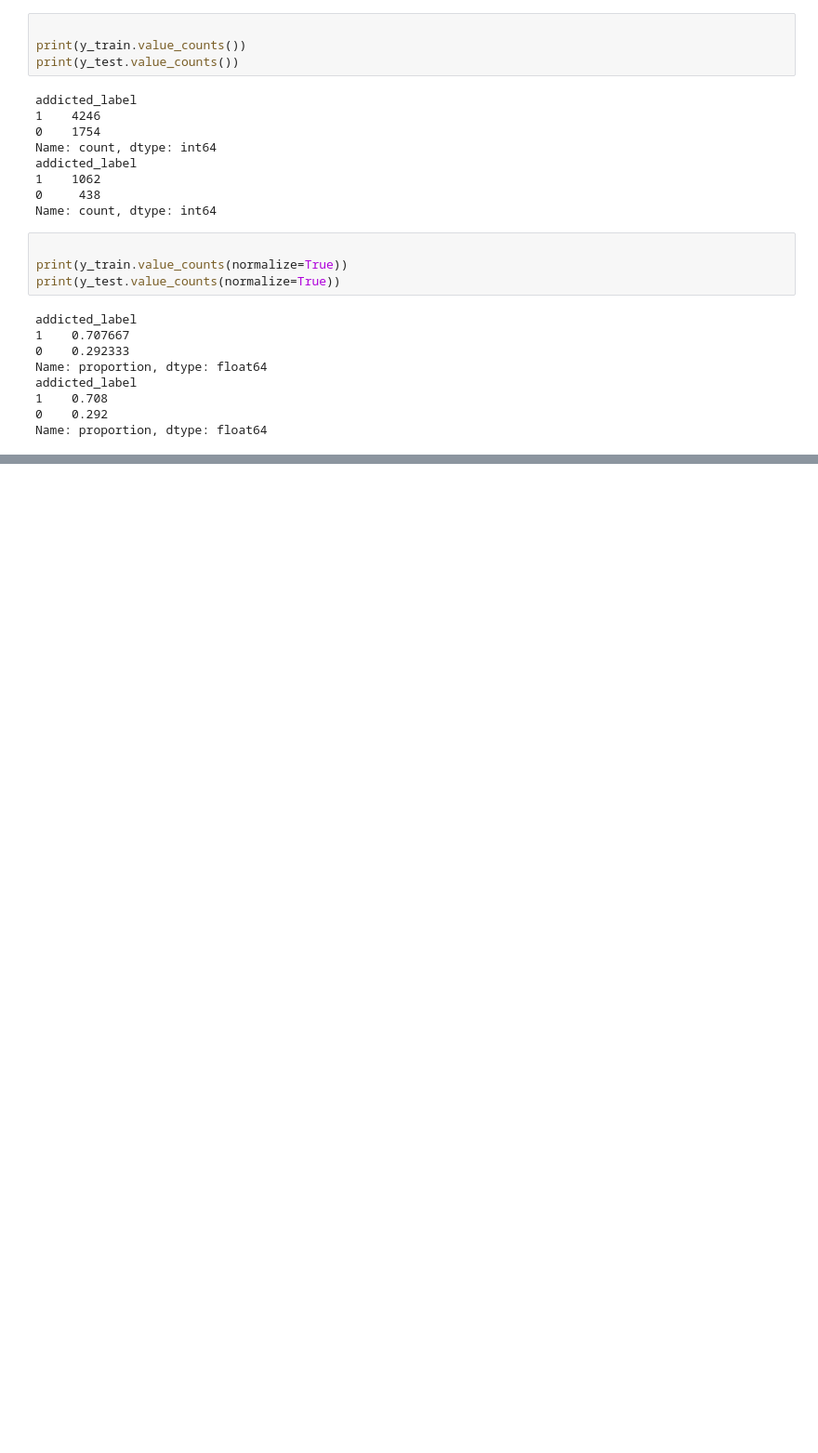
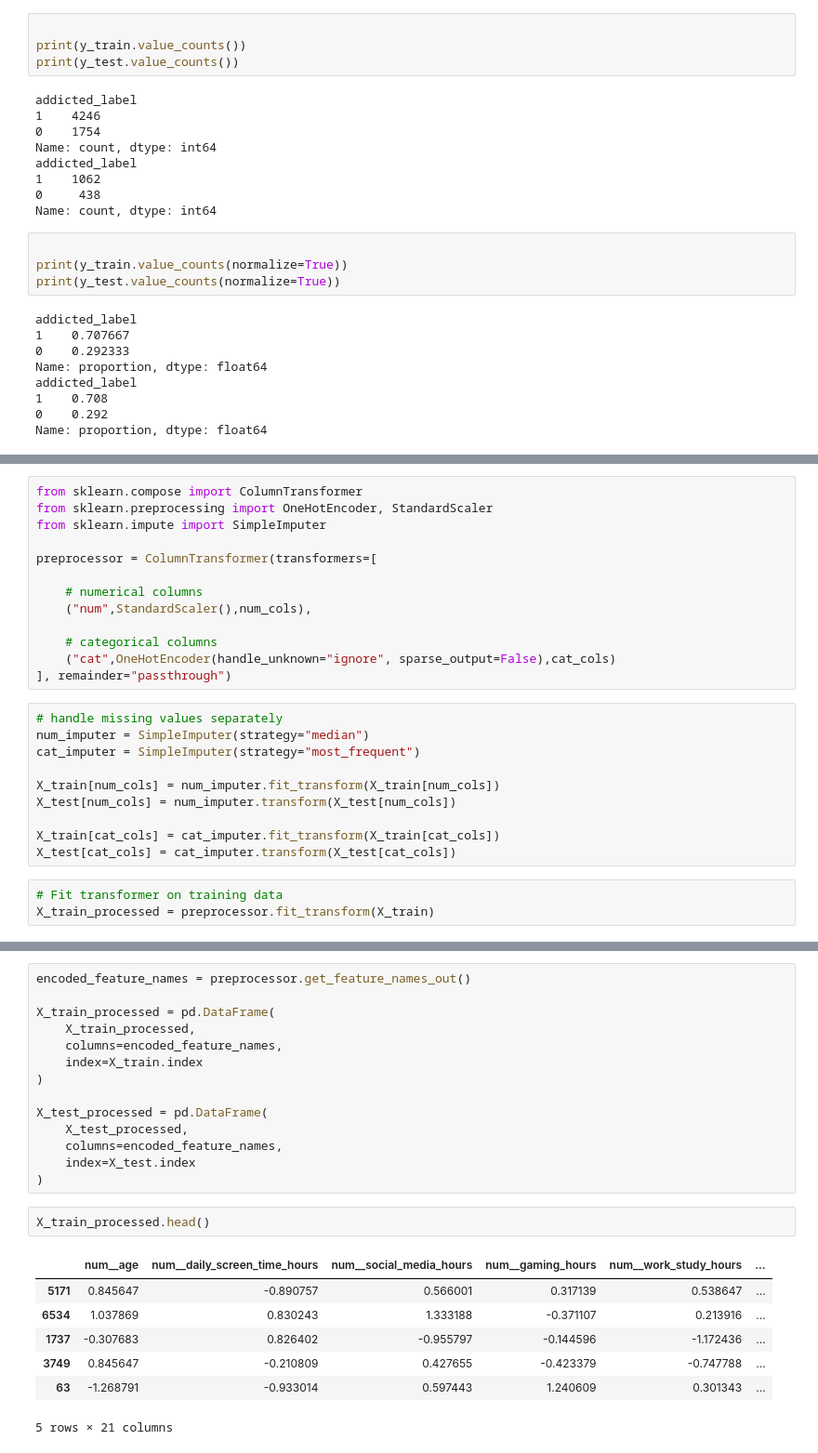
Before and after one commit to siddagovardhanreddy33/Ml_project--Smart_Phone_Addiction_Analysis, a Jupyter notebook: Smart_phones_ml_workflow.ipynb, the cells around one changed output, grey strips where cells are left out. Shown at 93% size. Cells and saved outputs as stored; diff of their text form; blank space fills up the shorter version.

```diff
--- a/Smart_phones_ml_workflow.ipynb
+++ b/Smart_phones_ml_workflow.ipynb
@@ -436,0 +435,26 @@ Name: proportion, dtype: float64
+# %%
+from sklearn.compose import ColumnTransformer
+from sklearn.preprocessing import OneHotEncoder, StandardScaler
+from sklearn.impute import SimpleImputer
+
+preprocessor = ColumnTransformer(transformers=[
+
+    # numerical columns
+    ("num",StandardScaler(),num_cols),
+
+    # categorical columns
+    ("cat",OneHotEncoder(handle_unknown="ignore", sparse_output=False),cat_cols)
+], remainder="passthrough")
+# %%
+# handle missing values separately
+num_imputer = SimpleImputer(strategy="median")
+cat_imputer = SimpleImputer(strategy="most_frequent")
+
+X_train[num_cols] = num_imputer.fit_transform(X_train[num_cols])
+X_test[num_cols] = num_imputer.transform(X_test[num_cols])
+
+X_train[cat_cols] = cat_imputer.fit_transform(X_train[cat_cols])
+X_test[cat_cols] = cat_imputer.transform(X_test[cat_cols])
+# %%
+# Fit transformer on training data
+X_train_processed = preprocessor.fit_transform(X_train)
@@ -436,0 +502,24 @@ Name: proportion, dtype: float64
+# %%
+encoded_feature_names = preprocessor.get_feature_names_out()
+
+X_train_processed = pd.DataFrame(
+    X_train_processed,
+    columns=encoded_feature_names,
+    index=X_train.index
+)
+
+X_test_processed = pd.DataFrame(
+    X_test_processed,
+    columns=encoded_feature_names,
+    index=X_test.index
+)
+# %%
+X_train_processed.head()
+# %% [output]
+|  | num__age | num__daily_screen_time_hours | num__social_media_hours | num__gaming_hours | num__work_study_hours | ... |
+| 5171 | 0.845647 | -0.890757 | 0.566001 | 0.317139 | 0.538647 | ... |
+| 6534 | 1.037869 | 0.830243 | 1.333188 | -0.371107 | 0.213916 | ... |
+| 1737 | -0.307683 | 0.826402 | -0.955797 | -0.144596 | -1.172436 | ... |
+| 3749 | 0.845647 | -0.210809 | 0.427655 | -0.423379 | -0.747788 | ... |
+| 63 | -1.268791 | -0.933014 | 0.597443 | 1.240609 | 0.301343 | ... |
+5 rows × 21 columns
```
Also changed, not shown: parts of 49 cells of this notebook, 3 other files.
